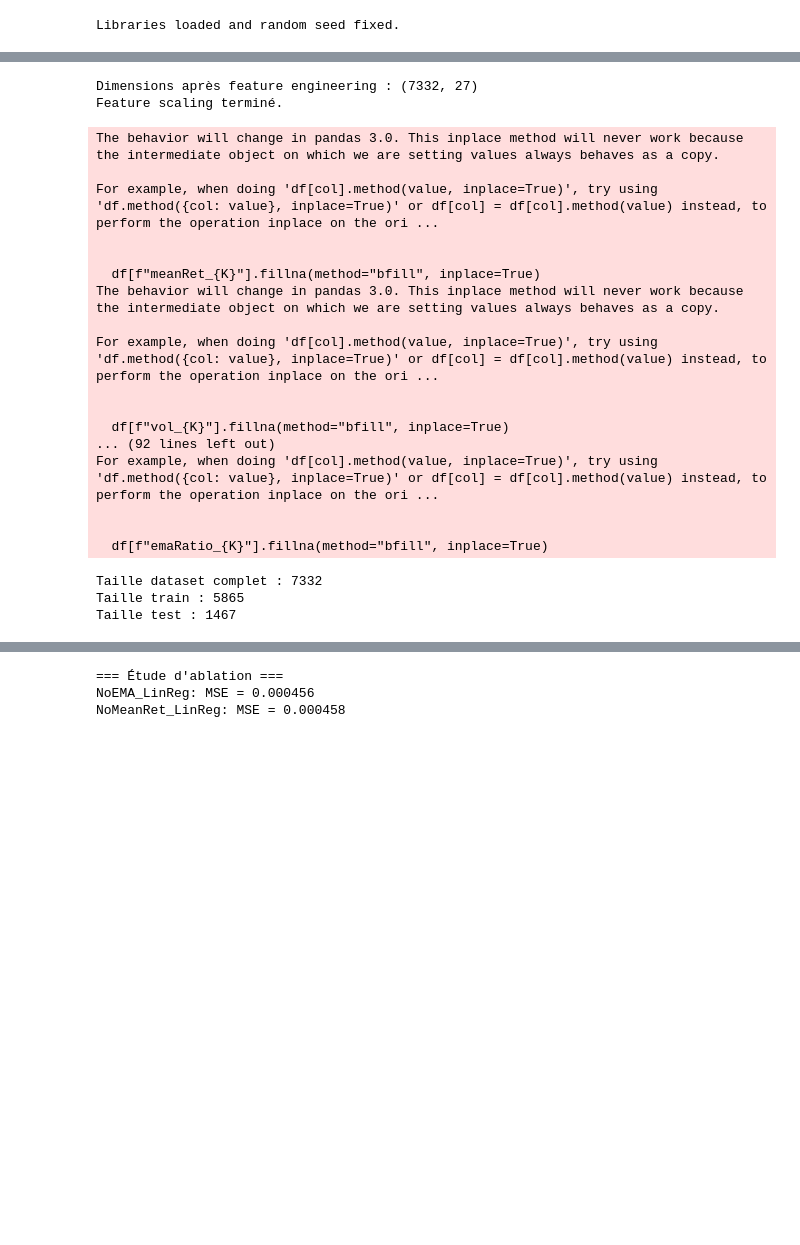
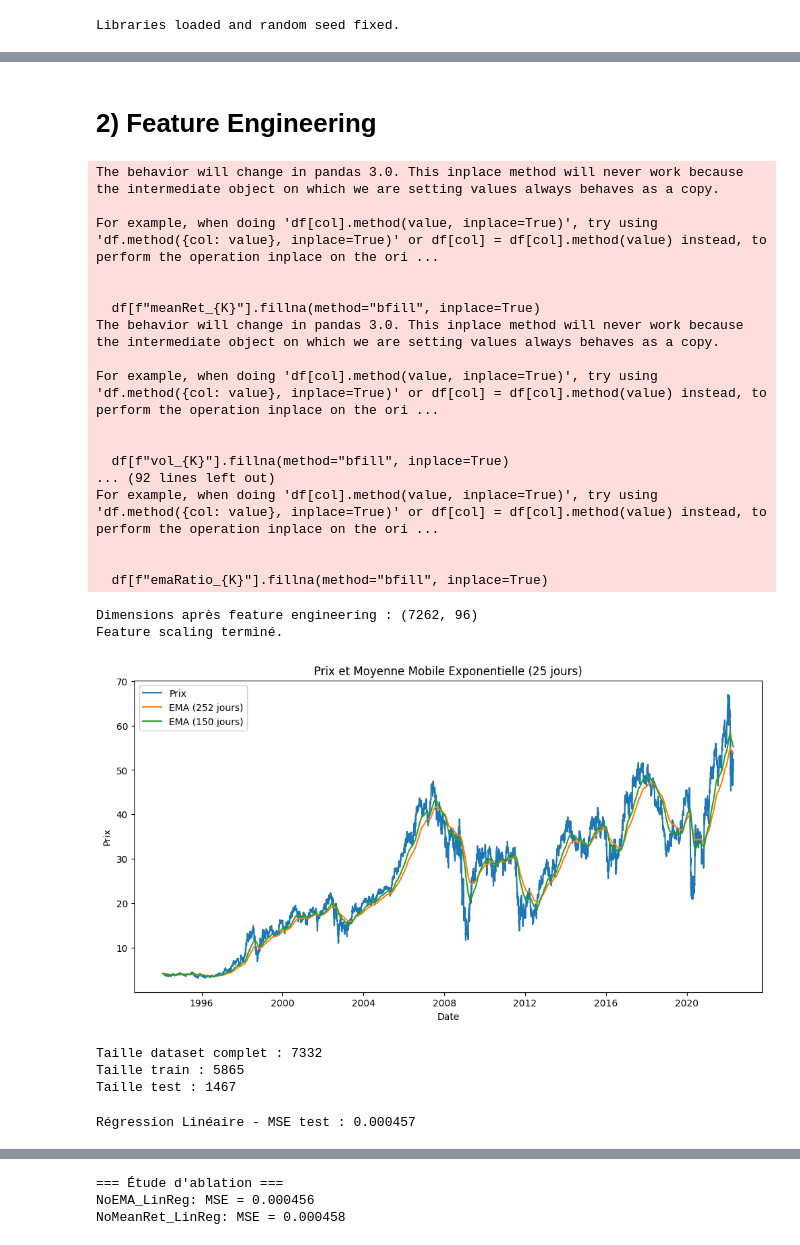
Before and after one commit to ugom2002/projet_DL, a Jupyter notebook: Projet_DL.ipynb, the cells around one changed output, grey strips where cells are left out. Cells and saved outputs as stored; diff of their text form; code cells hidden in the pictures; blank space fills up the shorter version.

```diff
--- a/Projet_DL.ipynb
+++ b/Projet_DL.ipynb
@@ -106,10 +109,11 @@ Dimensions après nettoyage : (7339, 1)
+# %% [markdown]
+# 2) Feature Engineering
 # %%
-# 2) Feature Engineering
 # ----------------------
 # - Calcul des rendements log (R_t = log(X_t / X_{t-1}))
 # - Moyennes mobiles sur K jours, volatilités annualisées
 # - EMA (Exponentially Moving Average) / Price
-# - Fenêtre glissante (ex. n=5 retards pour la démo)
+# - Fenêtre glissante n = 3 * 25
 
 df = df_raw.copy()
 
@@ -118,7 +122,7 @@ df["Return"] = np.log(df["Price"] / df["Price"].shift(1))
 df.dropna(inplace=True)  # retire la première ligne NaN
 
 # 2.2 Définition des horizons K
-K_list = [5, 25, 75, 150, 255, 3*255]  # 1W, 1M, 3M, 6M, 1Y, 3Y
+K_list = [5, 25, 75, 150, 252, 3*252]  # 1W, 1M, 3M, 6M, 1Y, 3Y
 # Filtrons si la base est trop courte pour calculer 3 ans
 K_list = [K for K in K_list if K < len(df)]
 
@@ -132,8 +136,6 @@ for K in K_list:
     df[f"vol_{K}"] = df["Return"].rolling(K).std() * np.sqrt(252)
     df[f"vol_{K}"].fillna(method="bfill", inplace=True)
 
-# 2.3 Ajout du prix en t
-df["Price_t"] = df["Price"]
 
 # 2.4 EMA(K) / Price
 for K in K_list:
@@ -142,15 +144,14 @@ for K in K_list:
     df[f"emaRatio_{K}"].fillna(method="bfill", inplace=True)
 
 # 2.5 Fenêtre glissante
-#   - Par exemple, n=5 (5 retards de prix)
-#   - Pour un vrai usage finance, on pourrait prendre n=75 ou 255, etc.
-n = 5
+n = 25 * 3
 for i in range(n):
     df[f"Price_lag_{i+1}"] = df["Price"].shift(i+1)
 
 df.dropna(inplace=True)
 
 # 2.6 Cible = Rendement futur R_{t+1}
+
 df["FutureReturn"] = df["Return"].shift(-1)
 df.dropna(inplace=True)
 
@@ -168,25 +169,39 @@ X_scaled = scaler.fit_transform(X)
 
 print("Feature scaling terminé.")
 # %% [output]
-Dimensions après feature engineering : (7332, 27)
-Feature scaling terminé.
+The behavior will change in pandas 3.0. This inplace method will never work because the intermediate object on which we are setting values always behaves as a copy.
+
+For example, when doing 'df[col].method(value, inplace=True)', try using 'df.method({col: value}, inplace=True)' or df[col] = df[col].method(value) instead, to perform the operation inplace on the ori ...
+
+
+  df[f"meanRet_{K}"].fillna(method="bfill", inplace=True)
+The behavior will change in pandas 3.0. This inplace method will never work because the intermediate object on which we are setting values always behaves as a copy.
+
+For example, when doing 'df[col].method(value, inplace=True)', try using 'df.method({col: value}, inplace=True)' or df[col] = df[col].method(value) instead, to perform the operation inplace on the ori ...
+
+
+  df[f"vol_{K}"].fillna(method="bfill", inplace=True)
+... (92 lines left out)
+For example, when doing 'df[col].method(value, inplace=True)', try using 'df.method({col: value}, inplace=True)' or df[col] = df[col].method(value) instead, to perform the operation inplace on the ori ...
+
+
+  df[f"emaRatio_{K}"].fillna(method="bfill", inplace=True)
-The behavior will change in pandas 3.0. This inplace method will never work because the intermediate object on which we are setting values always behaves as a copy.
-
-For example, when doing 'df[col].method(value, inplace=True)', try using 'df.method({col: value}, inplace=True)' or df[col] = df[col].method(value) instead, to perform the operation inplace on the ori ...
-
-
-  df[f"meanRet_{K}"].fillna(method="bfill", inplace=True)
-The behavior will change in pandas 3.0. This inplace method will never work because the intermediate object on which we are setting values always behaves as a copy.
-
-For example, when doing 'df[col].method(value, inplace=True)', try using 'df.method({col: value}, inplace=True)' or df[col] = df[col].method(value) instead, to perform the operation inplace on the ori ...
-
-
-  df[f"vol_{K}"].fillna(method="bfill", inplace=True)
-... (92 lines left out)
-For example, when doing 'df[col].method(value, inplace=True)', try using 'df.method({col: value}, inplace=True)' or df[col] = df[col].method(value) instead, to perform the operation inplace on the ori ...
-
-
-  df[f"emaRatio_{K}"].fillna(method="bfill", inplace=True)
+Dimensions après feature engineering : (7262, 96)
+Feature scaling terminé.
+# %%
+# Exemple de visualisation : prix et EMA
+
+plt.figure(figsize=(12, 6))
+plt.plot(df.index, df["Price"], label="Prix")
+plt.plot(df.index, df["Price"] * df["emaRatio_252"], label="EMA (252 jours)")
+plt.plot(df.index, df["Price"] * df["emaRatio_150"], label="EMA (150 jours)")
+plt.title("Prix et Moyenne Mobile Exponentielle (25 jours)")
+plt.xlabel("Date")
+plt.ylabel("Prix")
+plt.legend()
+plt.show()
+# %% [output]
+[figure, added]
 # %%
 # 3) Séparation temporelle (Train=80%, Test=20%)
 # ----------------------------------------------
@@ -204,3 +219,14 @@ print("Taille test :", Nv)
 Taille dataset complet : 7332
 Taille train : 5865
 Taille test : 1467
+# %%
+# Régression linéaire
+linreg = LinearRegression()
+linreg.fit(X_train, y_train)
+y_pred_lin = linreg.predict(X_test)
+
+# Évaluation des performances
+mse_lin = mean_squared_error(y_test, y_pred_lin)
+print(f"\nRégression Linéaire - MSE test : {mse_lin:.6f}")
+# %% [output]
+Régression Linéaire - MSE test : 0.000457
```
Also changed, not shown: parts of 10 cells of this notebook.
